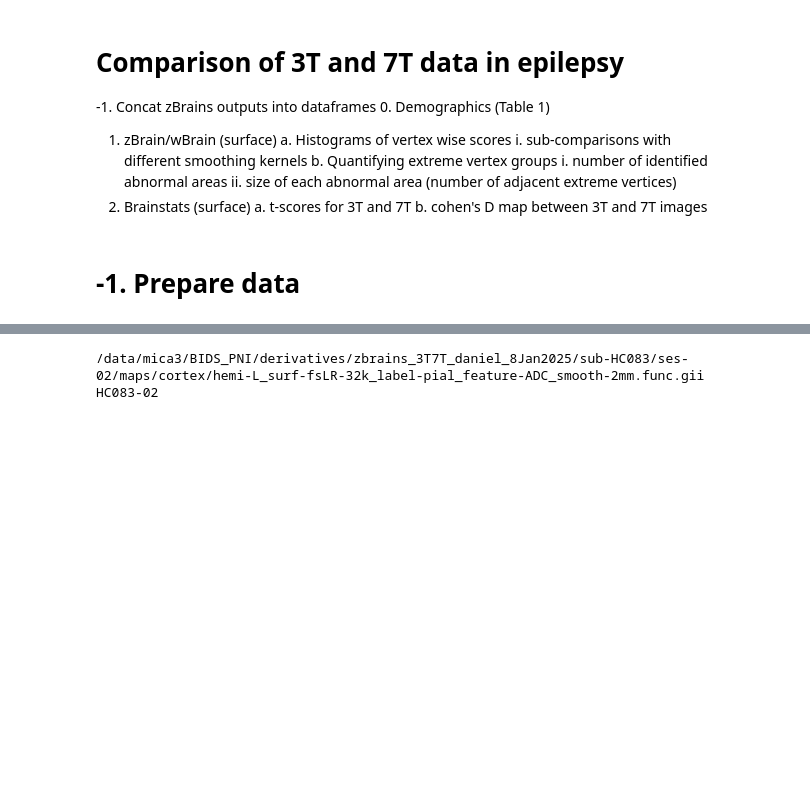
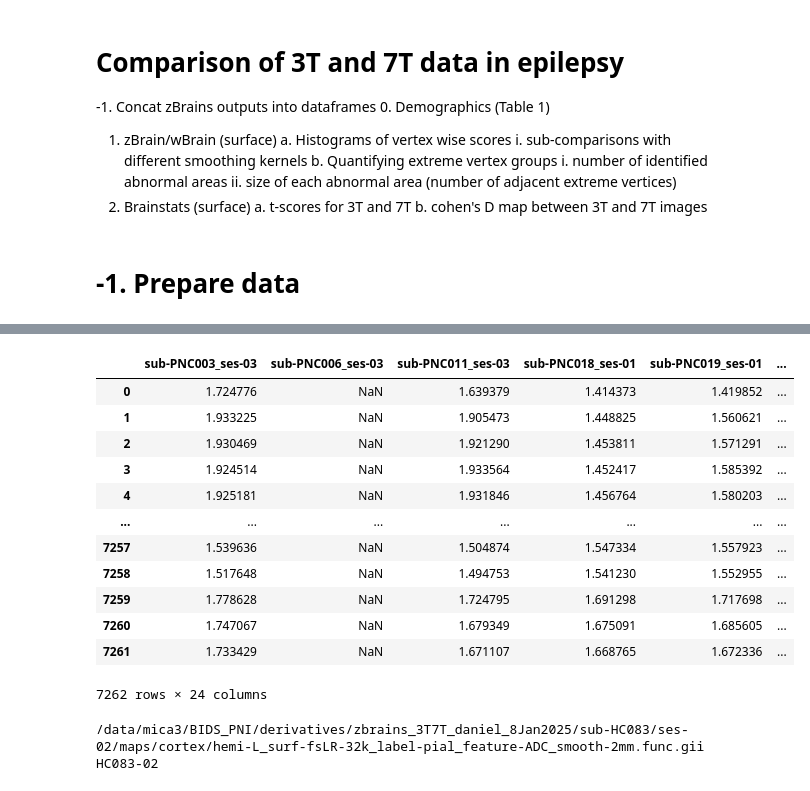
Before and after one commit to mendelsonD/3T7T, a Jupyter notebook: analyses/main.ipynb, the cells around one changed output, grey strips where cells are left out. Cells and saved outputs as stored; diff of their text form; code cells hidden in the pictures; blank space fills up the shorter version.

Commit message:
Working value extraction to df

```diff
--- a/analyses/main.ipynb
+++ b/analyses/main.ipynb
@@ -85,6 +107,2 @@ hemi-L_surf-fsLR-32k_label-pial_feature-ADC_smooth-10mm.func.gii hemi-L_surf-fsL
 hemi-L_den-0p5mm_label-midthickness_feature-ADC_smooth-5mm.func.gii hemi-L_den-0p5mm_label-midthickness_feature-T1map_smooth-5mm.func.gii hemi-L_den-0p5mm_label-midthickness_feature-thickness_smooth-5 ...
 feature-ADC.csv feature-T1map.csv feature-thickness.csv
-# %%
-# iterate through each file pattern and IDs_ses, get paths and extract paths to a df
-IDs = gen.fmt(dir_IDs, ["ID", "SES"]) # read and ensure formatted ID, SES
-IDs.head()
@@ -100,27 +108,0 @@ IDs.head()
-# %%
-
-for region, region_ptrns in zip(regions, file_ptrns):
-    print("================================")
-    print(region["region"])
-    for ptrn in region_ptrns:
-        print("--------------------------------")
-        ptrn_dfs = []
-        for i in range(1, len(IDs)):
-            ID = IDs["ID"][i]
-            SES = IDs["SES"][i]
-            ID_SES = ID + "_" + SES
-            # get roo dir from ID name
-            root_dir
-
-            print(f"ID: {ID}, SES: {SES}")
-
-
-            #print(ptrn)
-            dir = "/".join([root_dir, dir_zb, ID, SES, dir_sub, region["region"], ID_SES + "_" + ptrn]) # read in this path, save into a column in df
-            print(dir)
-            # vals = vrtx.load_gifti(dir)
-            # ID_ses = vrtx.get_ID_ses(dir)
-            # col_name = ID_ses[0] + "_" + ID_ses[1]
-            # df = vrtx.get_vrtxVals(dir)
-            # ptrn_dfs.append(df)
-        # save df
@@ -144,0 +109,5 @@ ID: sub-PX200, SES: ses-01
+# %%
+# split IDs into 3T and 7T
+IDptrn = sum([[study["ID_ctrl"] + study["ID_pt"]] for study in studies], [])
+#print(IDptrn)
+dir_splits = id.split(dir_IDs, "ID", IDptrn, dir_tmp)
@@ -145,3 +192,19 @@ ID: sub-PX200, SES: ses-01
+# %%
+df
+# %% [output]
+|  | sub-PNC003_ses-03 | sub-PNC006_ses-03 | sub-PNC011_ses-03 | sub-PNC018_ses-01 | sub-PNC019_ses-01 | ... |
+| 0 | 1.724776 | NaN | 1.639379 | 1.414373 | 1.419852 | ... |
+| 1 | 1.933225 | NaN | 1.905473 | 1.448825 | 1.560621 | ... |
+| 2 | 1.930469 | NaN | 1.921290 | 1.453811 | 1.571291 | ... |
+| 3 | 1.924514 | NaN | 1.933564 | 1.452417 | 1.585392 | ... |
+| 4 | 1.925181 | NaN | 1.931846 | 1.456764 | 1.580203 | ... |
+| ... | ... | ... | ... | ... | ... | ... |
+| 7257 | 1.539636 | NaN | 1.504874 | 1.547334 | 1.557923 | ... |
+| 7258 | 1.517648 | NaN | 1.494753 | 1.541230 | 1.552955 | ... |
+| 7259 | 1.778628 | NaN | 1.724795 | 1.691298 | 1.717698 | ... |
+| 7260 | 1.747067 | NaN | 1.679349 | 1.675091 | 1.685605 | ... |
+| 7261 | 1.733429 | NaN | 1.671107 | 1.668765 | 1.672336 | ... |
+7262 rows × 24 columns
 # %%
 import re
 
```
Also changed, not shown: parts of 9 cells of this notebook, 1 other file.
